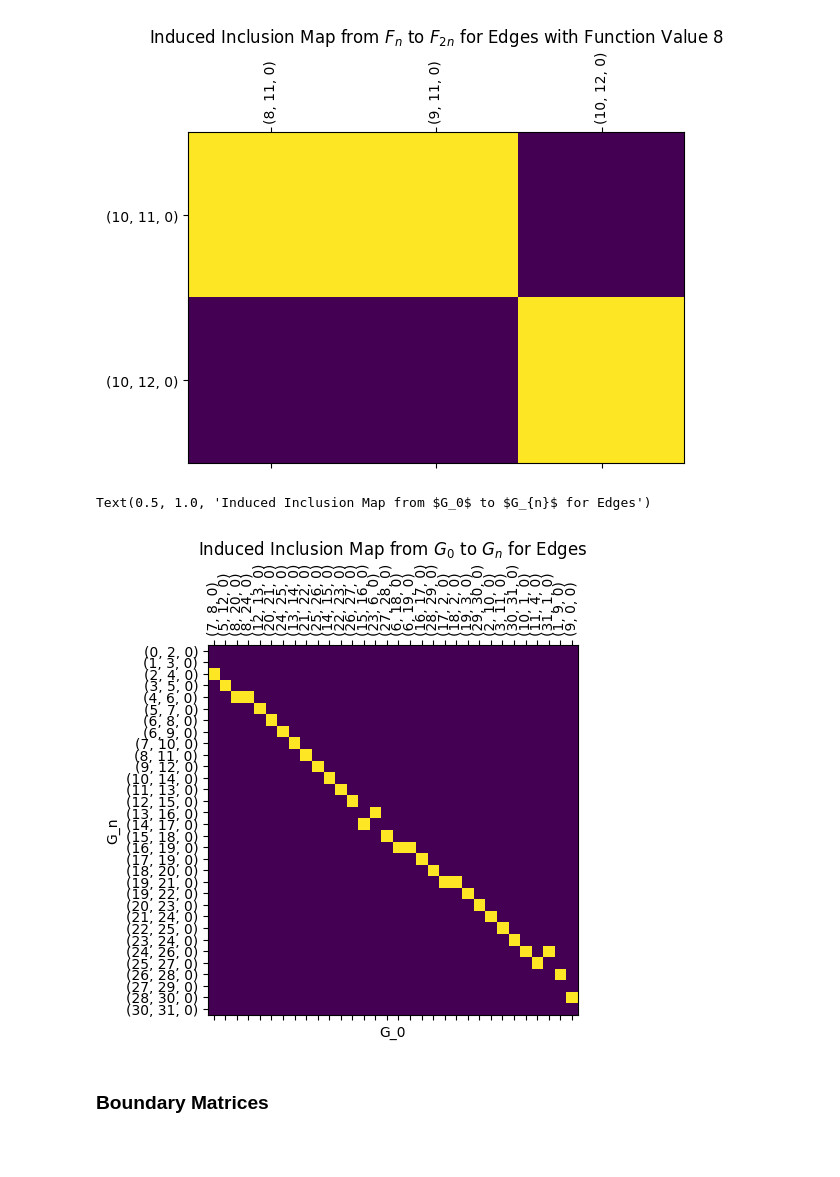
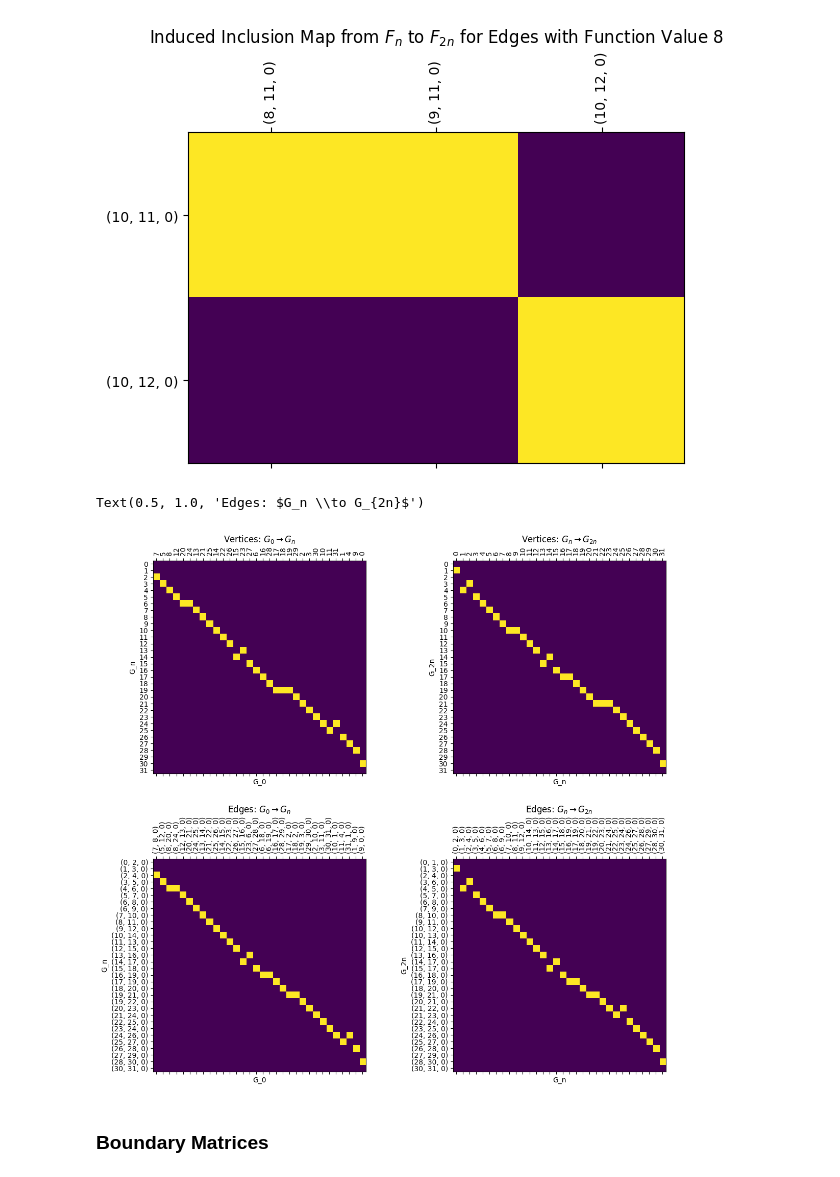
Before and after one commit to MunchLab/ceREEBerus, a Jupyter notebook: doc_source/notebooks/interleaving_basics.ipynb, the cells around one changed output. Cells and saved outputs as stored; diff of their text form; code cells hidden in the pictures; blank space fills up the shorter version.

```diff
--- a/doc_source/notebooks/interleaving_basics.ipynb
+++ b/doc_source/notebooks/interleaving_basics.ipynb
@@ -107,13 +107,21 @@ plt.title(r'Induced Inclusion Map from $F_n$ to $F_{2n}$ for Edges with Function
        [0., 0., 1.]])}
 Text(0.5, 1.0, 'Induced Inclusion Map from $F_n$ to $F_{2n}$ for Edges with Function Value 8')
 [figure]
-# %%
-# myInt.I['F'].keys()
-myInt.draw_I('G', '0', 'E')
-plt.title(r'Induced Inclusion Map from $G_0$ to $G_{n}$ for Edges')
-# %% [output]
-Text(0.5, 1.0, 'Induced Inclusion Map from $G_0$ to $G_{n}$ for Edges')
-[figure, removed]
+# %%
+fig, axs = plt.subplots(2, 2, figsize=(13, 13))
+plt.subplots_adjust(wspace=.4, hspace=.4)
+myInt.draw_I('G', '0', 'V', ax = axs[0, 0])
+axs[0,0].set_title(r'Vertices: $G_0 \to G_{n}$')
+myInt.draw_I('G', '0', 'E', ax = axs[1,0])
+axs[1,0].set_title(r'Edges: $G_0 \to G_{n}$')
+
+myInt.draw_I('G', 'n', 'V', ax = axs[0, 1])
+axs[0,1].set_title(r'Vertices: $G_n \to G_{2n}$')
+myInt.draw_I('G', 'n', 'E', ax = axs[1,1])
+axs[1,1].set_title(r'Edges: $G_n \to G_{2n}$')
+# %% [output]
+Text(0.5, 1.0, 'Edges: $G_n \\to G_{2n}$')
+[figure, added]
 # %% [markdown]
 ### Boundary Matrices
 # %% [markdown]
```
Also changed, not shown: parts of 13 cells of this notebook, 34 other files.
